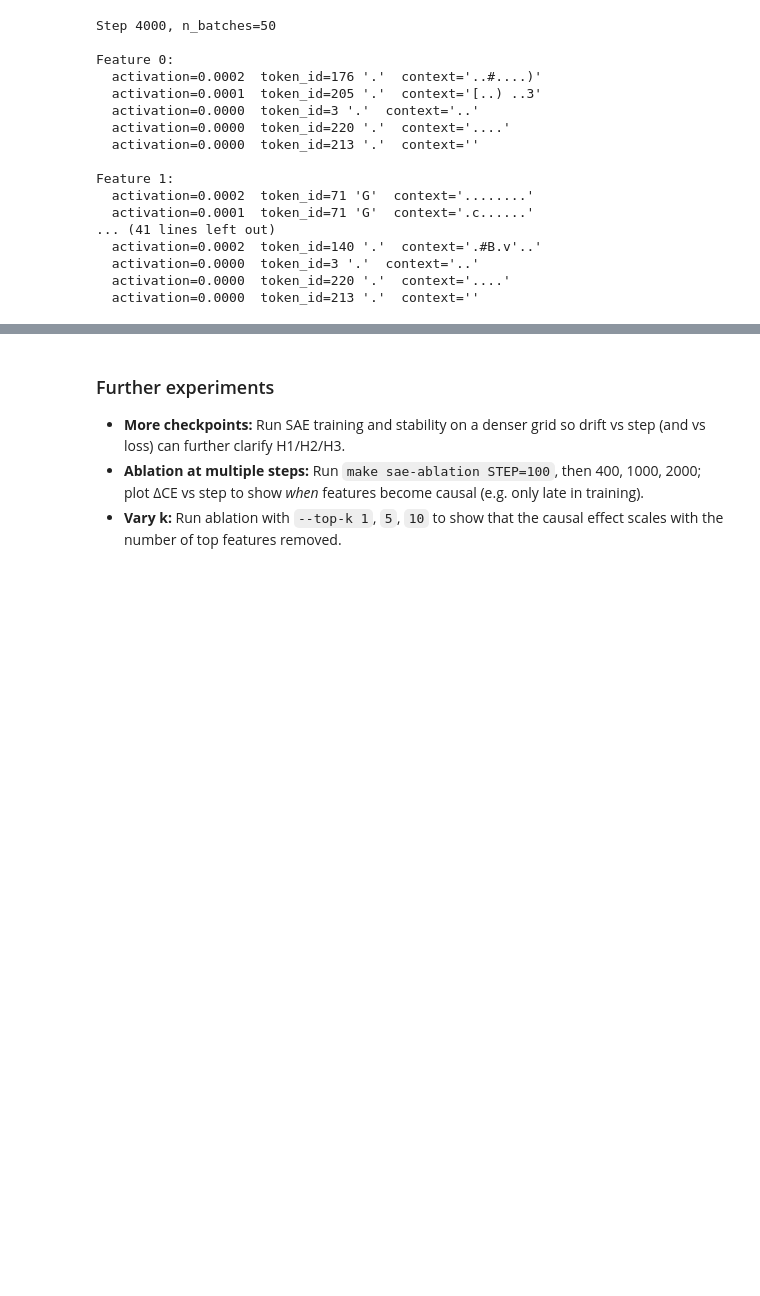
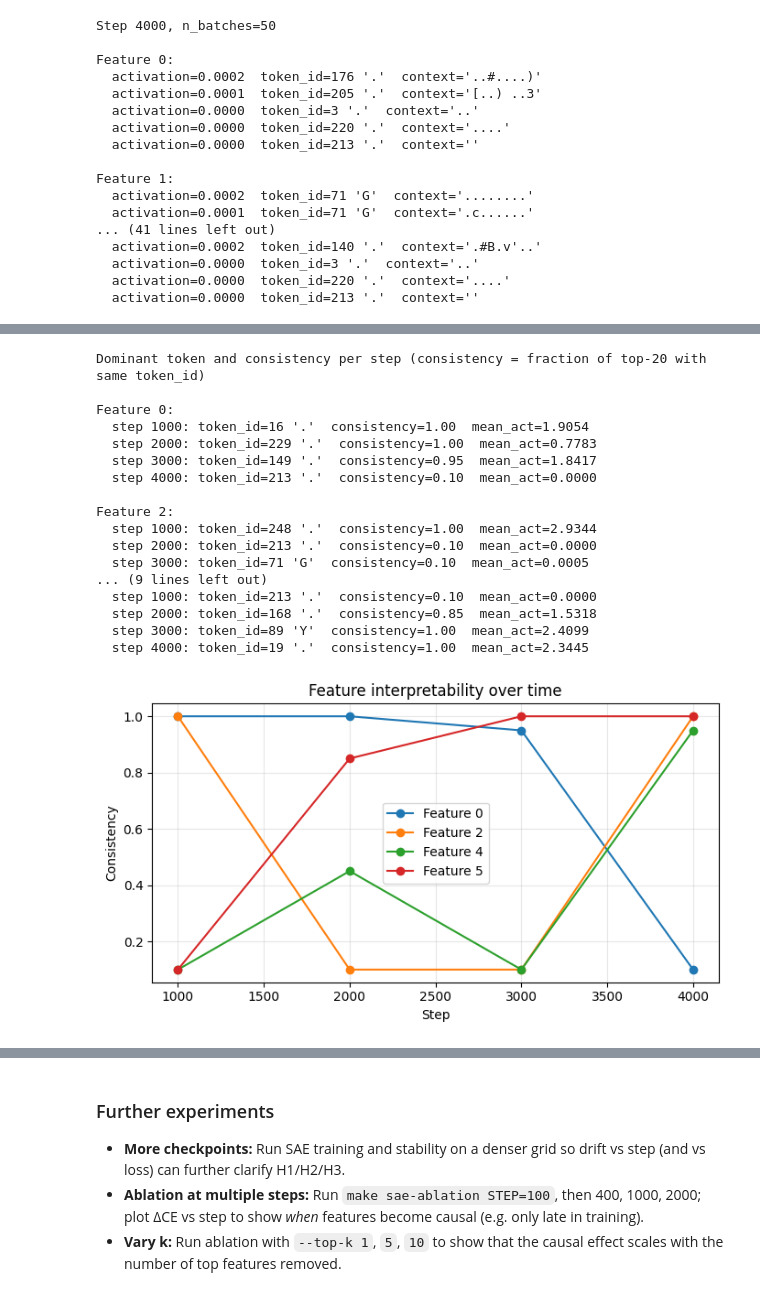
Before and after one commit to hosshonarvar/mechanistic-interpretability, a Jupyter notebook: sae_feature_emergence/findings.ipynb, the cells around one changed output, grey strips where cells are left out. Drawn from its saved outputs; the diff is of its cells as text; code cells hidden in the pictures; blank space fills up the shorter version.

Commit message:
add feature dynamics

```diff
--- a/sae_feature_emergence/findings.ipynb
+++ b/sae_feature_emergence/findings.ipynb
@@ -189,3 +191,48 @@ Feature 1:
+# %%
+fd_path = RESULTS_DIR / "feature_dynamics.json"
+if fd_path.exists():
+    with open(fd_path) as f:
+        fd = json.load(f)
+    steps = fd["steps"]
+    print("Dominant token and consistency per step (consistency = fraction of top-20 with same token_id)\n")
+    for feat in fd["features"]:
+        print(f"Feature {feat['feature_idx']}:")
+        for step in steps:
+            rec = feat["by_step"][str(step)]
+            tid, char, cons, act = rec["dominant_token_id"], rec["dominant_char"], rec["consistency"], rec["mean_act"]
+            print(f"  step {step}: token_id={tid} '{char}'  consistency={cons:.2f}  mean_act={act:.4f}")
+        print()
+    try:
+        import matplotlib.pyplot as plt
+        fig, ax = plt.subplots(figsize=(7, 4))
+        for feat in fd["features"]:
+            cons = [feat["by_step"][str(s)]["consistency"] for s in steps]
+            ax.plot(steps, cons, "o-", label=f"Feature {feat['feature_idx']}")
+        ax.set_xlabel("Step"); ax.set_ylabel("Consistency"); ax.set_title("Feature interpretability over time"); ax.legend(); ax.grid(True, alpha=0.3)
+        plt.tight_layout(); plt.show()
+    except Exception as e:
+        print("(Plot skipped:", e, ")")
+else:
+    print("No feature_dynamics.json yet. Run: make sae-feature-dynamics")
+# %% [output]
+Dominant token and consistency per step (consistency = fraction of top-20 with same token_id)
+
+Feature 0:
+  step 1000: token_id=16 '.'  consistency=1.00  mean_act=1.9054
+  step 2000: token_id=229 '.'  consistency=1.00  mean_act=0.7783
+  step 3000: token_id=149 '.'  consistency=0.95  mean_act=1.8417
+  step 4000: token_id=213 '.'  consistency=0.10  mean_act=0.0000
+
+Feature 2:
+  step 1000: token_id=248 '.'  consistency=1.00  mean_act=2.9344
+  step 2000: token_id=213 '.'  consistency=0.10  mean_act=0.0000
+  step 3000: token_id=71 'G'  consistency=0.10  mean_act=0.0005
+... (9 lines left out)
+  step 1000: token_id=213 '.'  consistency=0.10  mean_act=0.0000
+  step 2000: token_id=168 '.'  consistency=0.85  mean_act=1.5318
+  step 3000: token_id=89 'Y'  consistency=1.00  mean_act=2.4099
+  step 4000: token_id=19 '.'  consistency=1.00  mean_act=2.3445
+[figure, added]
 # %% [markdown]
 ## Summary: key findings
 
```
Also changed, not shown: parts of 7 cells of this notebook, 3 other files.
